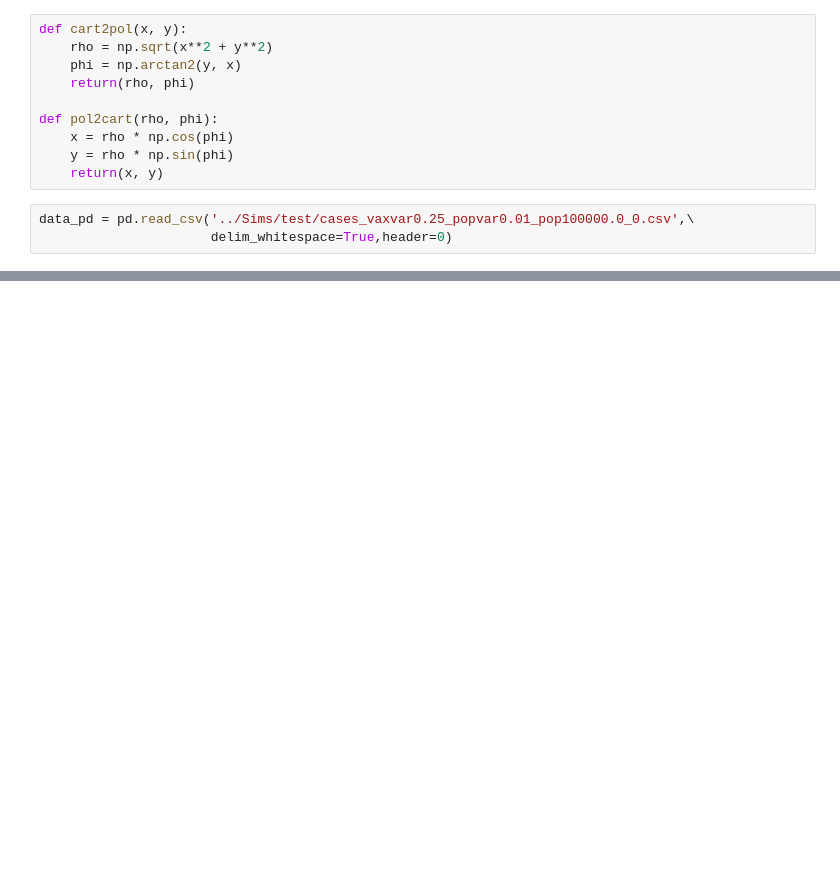
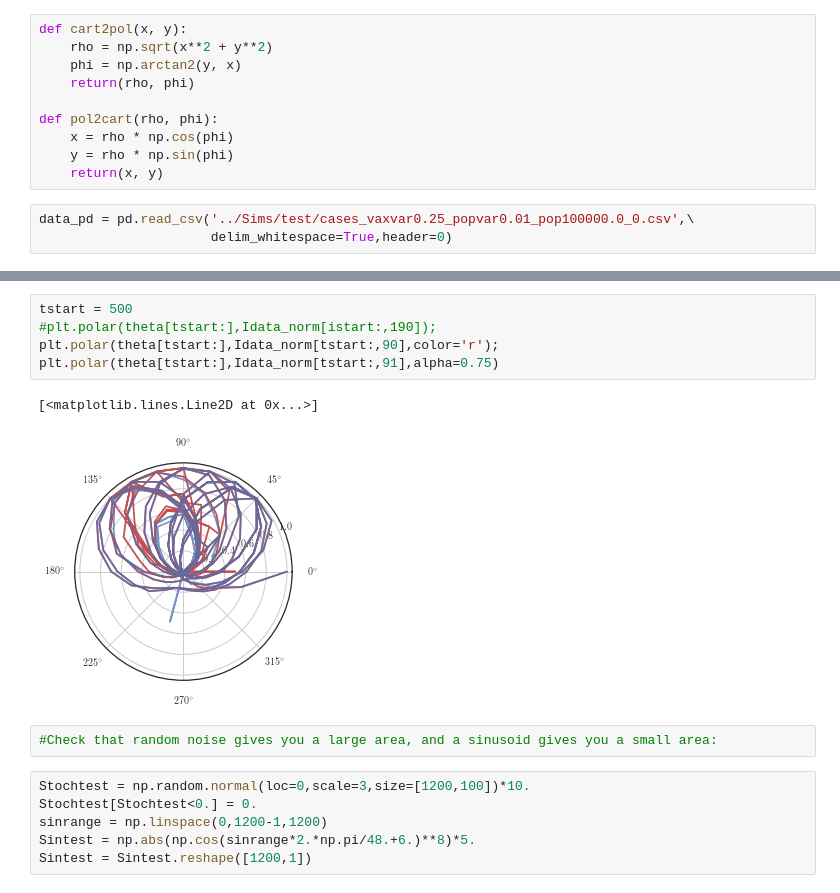
Before and after one commit to lmaesampson/MetaPop, a Jupyter notebook: Code/EllipseFit.ipynb, the cells around one changed output, grey strips where cells are left out. Cells and saved outputs as stored; diff of their text form; blank space fills up the shorter version.

```diff
--- a/Code/EllipseFit.ipynb
+++ b/Code/EllipseFit.ipynb
@@ -141,0 +109,16 @@ plt.plot(ratio)
+# %%
+tstart = 500
+#plt.polar(theta[tstart:],Idata_norm[istart:,190]);
+plt.polar(theta[tstart:],Idata_norm[tstart:,90],color='r');
+plt.polar(theta[tstart:],Idata_norm[tstart:,91],alpha=0.75)
+# %% [output]
+[<matplotlib.lines.Line2D at 0x...>]
+[figure, added]
+# %%
+#Check that random noise gives you a large area, and a sinusoid gives you a small area:
+# %%
+Stochtest = np.random.normal(loc=0,scale=3,size=[1200,100])*10.
+Stochtest[Stochtest<0.] = 0.
+sinrange = np.linspace(0,1200-1,1200)
+Sintest = np.abs(np.cos(sinrange*2.*np.pi/48.+6.)**8)*5.
+Sintest = Sintest.reshape([1200,1])
```
Also changed, not shown: parts of 16 cells of this notebook.
